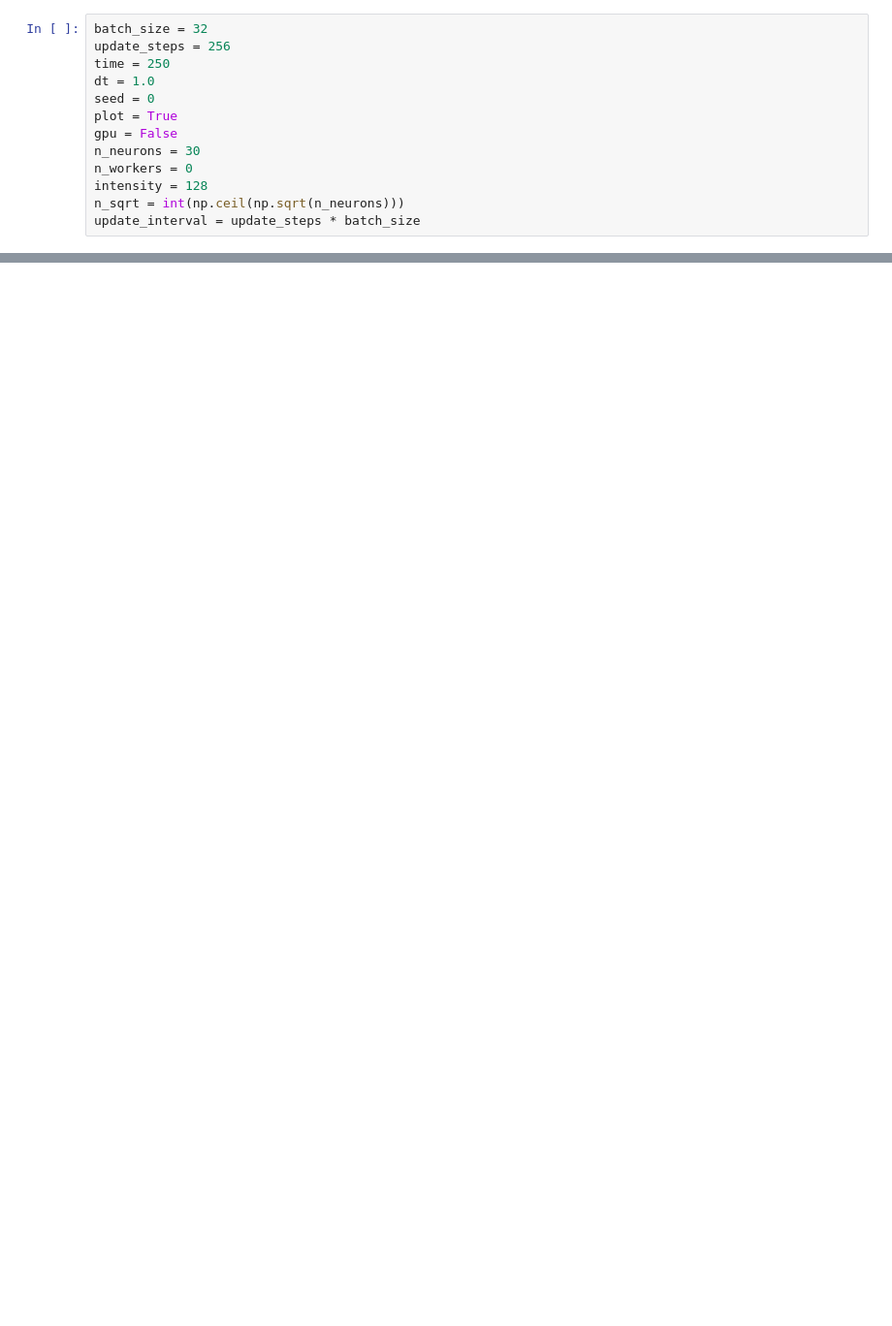
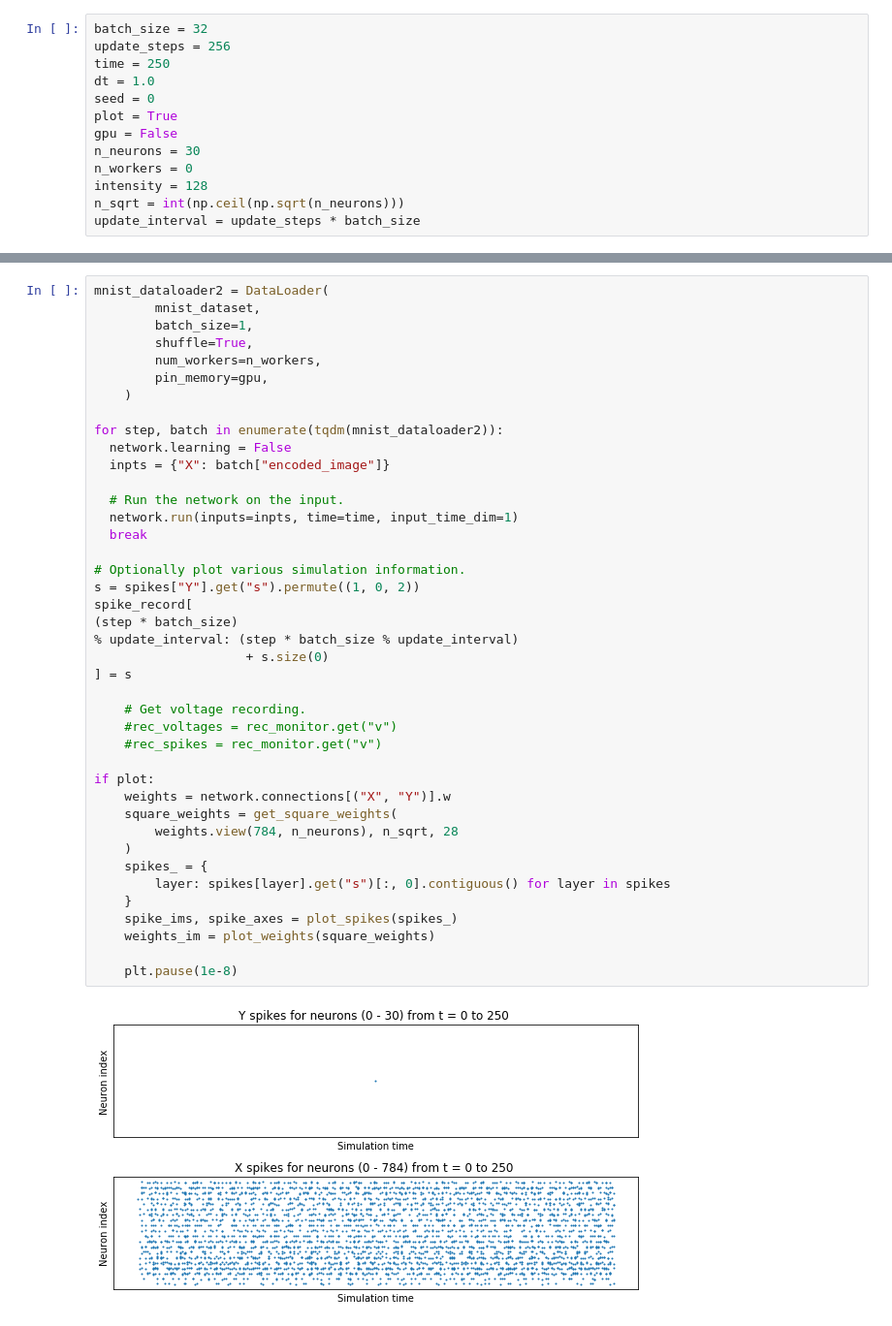
Before and after one commit to Nehil971/Satge_L3, a Jupyter notebook: Début_test.ipynb, the cells around one changed output, grey strips where cells are left out. Shown at 97% size. Drawn from its saved outputs; the diff is of its cells as text; blank space fills up the shorter version.

```diff
--- a/Début_test.ipynb
+++ b/Début_test.ipynb
@@ -275,0 +293,43 @@ if plot:
+# %%
+mnist_dataloader2 = DataLoader(
+        mnist_dataset,
+        batch_size=1,
+        shuffle=True,
+        num_workers=n_workers,
+        pin_memory=gpu,
+    )
+
+for step, batch in enumerate(tqdm(mnist_dataloader2)):
+  network.learning = False
+  inpts = {"X": batch["encoded_image"]}
+
+  # Run the network on the input.
+  network.run(inputs=inpts, time=time, input_time_dim=1)
+  break
+
+# Optionally plot various simulation information.
+s = spikes["Y"].get("s").permute((1, 0, 2))
+spike_record[
+(step * batch_size)
+% update_interval: (step * batch_size % update_interval)
+                    + s.size(0)
+] = s
+
+    # Get voltage recording.
+    #rec_voltages = rec_monitor.get("v")
+    #rec_spikes = rec_monitor.get("v")
+
+if plot:
+    weights = network.connections[("X", "Y")].w
+    square_weights = get_square_weights(
+        weights.view(784, n_neurons), n_sqrt, 28
+    )
+    spikes_ = {
+        layer: spikes[layer].get("s")[:, 0].contiguous() for layer in spikes
+    }
+    spike_ims, spike_axes = plot_spikes(spikes_)
+    weights_im = plot_weights(square_weights)
+
+    plt.pause(1e-8)
+# %% [output]
+[figure, added]
```
Also changed, not shown: parts of 12 cells of this notebook.
